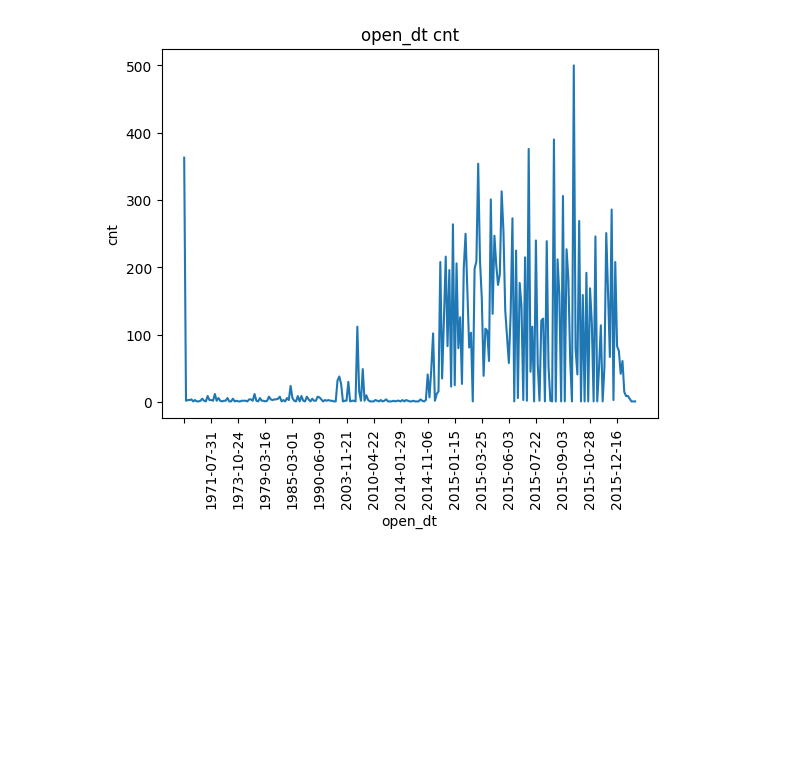
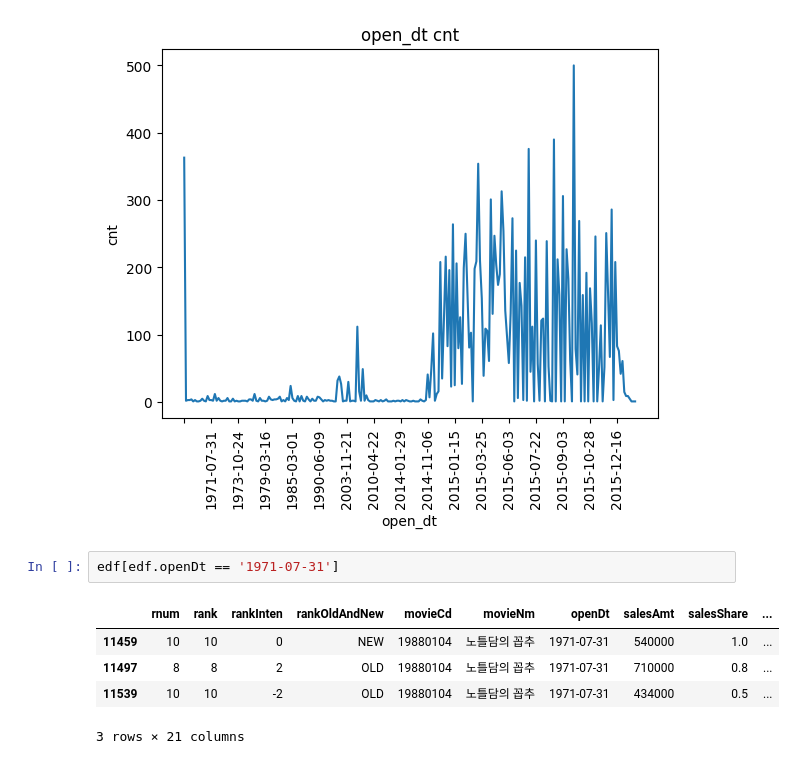
Before and after one commit to samdulshopmovie/movie_data, a Jupyter notebook: note/eda.ipynb, the cells around one changed output. Cells and saved outputs as stored; diff of their text form; blank space fills up the shorter version.

```diff
--- a/note/eda.ipynb
+++ b/note/eda.ipynb
@@ -23,3 +23,11 @@ plt.xticks(edf_grouped['openDt'][::15], rotation=90)
 plt.show()
 # %% [output]
 [figure]
+# %%
+edf[edf.openDt == '1971-07-31']
+# %% [output]
+|  | rnum | rank | rankInten | rankOldAndNew | movieCd | movieNm | openDt | salesAmt | salesShare | ... |
+| 11459 | 10 | 10 | 0 | NEW | 19880104 | 노틀담의 꼽추 | 1971-07-31 | 540000 | 1.0 | ... |
+| 11497 | 8 | 8 | 2 | OLD | 19880104 | 노틀담의 꼽추 | 1971-07-31 | 710000 | 0.8 | ... |
+| 11539 | 10 | 10 | -2 | OLD | 19880104 | 노틀담의 꼽추 | 1971-07-31 | 434000 | 0.5 | ... |
+3 rows × 21 columns
```
Also changed, not shown: 2 other files.
